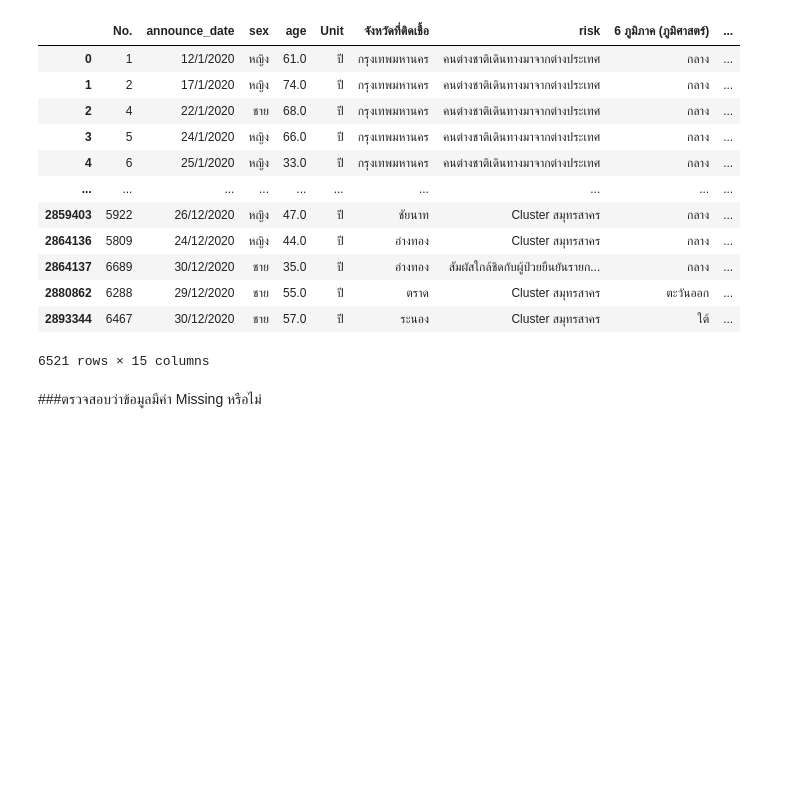
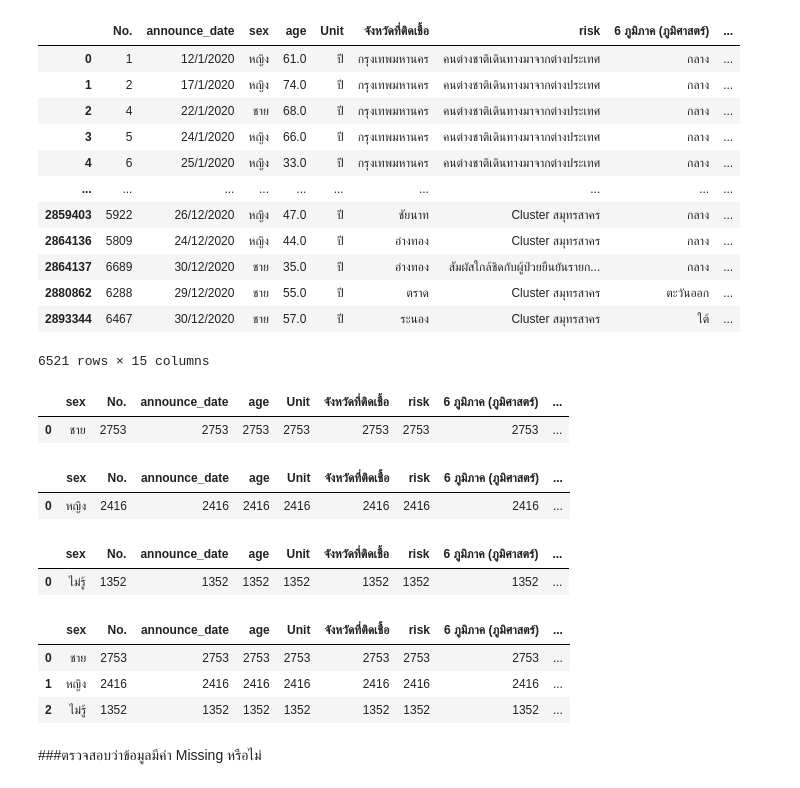
Before and after one commit to chayakonchanlun/data_viz_2022, a Jupyter notebook: Project_Final.ipynb, the cells around one changed output. Drawn from its saved outputs; the diff is of its cells as text; code cells hidden in the pictures; blank space fills up the shorter version.

```diff
--- a/Project_Final.ipynb
+++ b/Project_Final.ipynb
@@ -393,3 +399,29 @@ Final
+# %%
+count_male =Final_male.groupby(['sex']).count().reset_index()
+count_male
+# %% [output]
+|  | sex | No. | announce_date | age | Unit | จังหวัดที่ติดเชื้อ | risk | 6 ภูมิภาค (ภูมิศาสตร์) | ... |
+| 0 | ชาย | 2753 | 2753 | 2753 | 2753 | 2753 | 2753 | 2753 | ... |
+# %%
+count_female =Final_female.groupby(['sex']).count().reset_index()
+count_female
+# %% [output]
+|  | sex | No. | announce_date | age | Unit | จังหวัดที่ติดเชื้อ | risk | 6 ภูมิภาค (ภูมิศาสตร์) | ... |
+| 0 | หญิง | 2416 | 2416 | 2416 | 2416 | 2416 | 2416 | 2416 | ... |
+# %%
+count_UnKnow =UnKnow.groupby(['sex']).count().reset_index()
+count_UnKnow
+# %% [output]
+|  | sex | No. | announce_date | age | Unit | จังหวัดที่ติดเชื้อ | risk | 6 ภูมิภาค (ภูมิศาสตร์) | ... |
+| 0 | ไม่รู้ | 1352 | 1352 | 1352 | 1352 | 1352 | 1352 | 1352 | ... |
+# %%
+Final1 =Final.groupby(['sex']).count().reset_index()  ## หาจำนวนผู้ติดเชื้อโควิค-19 แบ่งตาม จังหวัดที่ติดเชื้อ.
+Final1
+# %% [output]
+|  | sex | No. | announce_date | age | Unit | จังหวัดที่ติดเชื้อ | risk | 6 ภูมิภาค (ภูมิศาสตร์) | ... |
+| 0 | ชาย | 2753 | 2753 | 2753 | 2753 | 2753 | 2753 | 2753 | ... |
+| 1 | หญิง | 2416 | 2416 | 2416 | 2416 | 2416 | 2416 | 2416 | ... |
+| 2 | ไม่รู้ | 1352 | 1352 | 1352 | 1352 | 1352 | 1352 | 1352 | ... |
 # %% [markdown]
 ###ตรวจสอบว่าข้อมูลมีค่า Missing หรือไม่
 # %%
```
Also changed, not shown: parts of 9 cells of this notebook.
